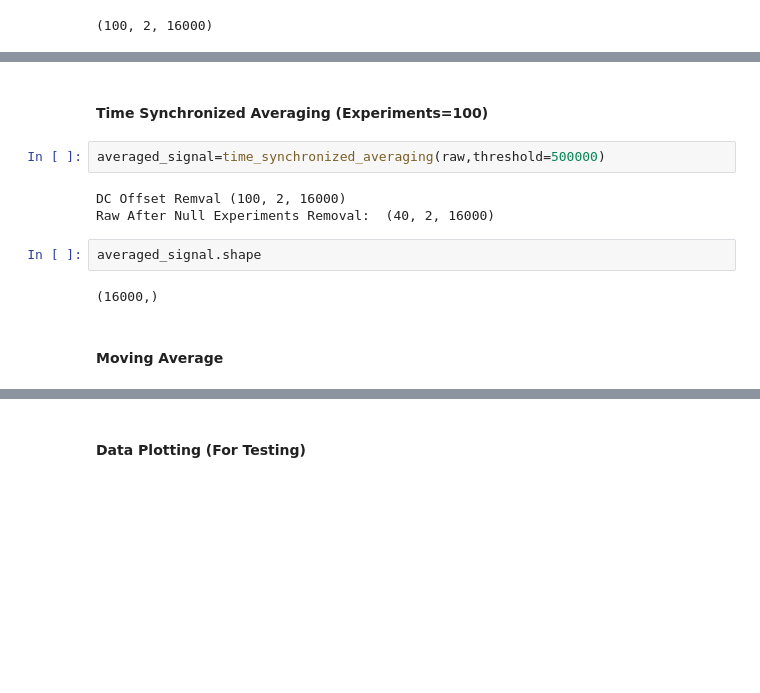
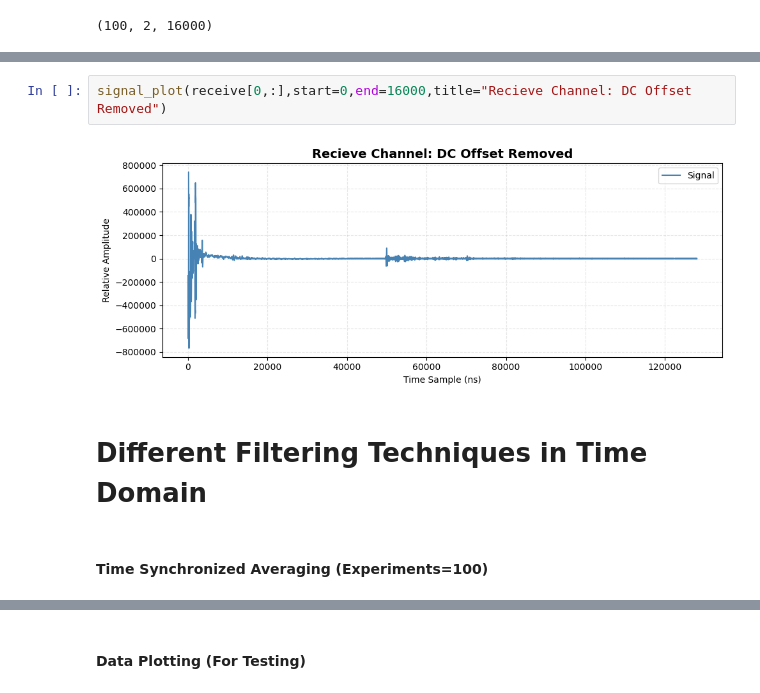
Before and after one commit to madhviasthana/Bio-Medical-Signal-Processing, a Jupyter notebook: codebase/main.ipynb, the cells around one changed output, grey strips where cells are left out. Saved outputs shown, nothing was run; the diff lists cells and outputs as text; blank space fills up the shorter version.

Commit message:
Filtering Techniques added

```diff
--- a/codebase/main.ipynb
+++ b/codebase/main.ipynb
@@ -43,13 +53,8 @@ plt.plot(np.arange(0,16000),raw[0,1,:])
+# %%
+signal_plot(receive[0,:],start=0,end=16000,title="Recieve Channel: DC Offset Removed")
+# %% [output]
+[figure, added]
+# %% [markdown]
+# Different Filtering Techniques in Time Domain
 # %% [markdown]
 #### Time Synchronized Averaging (Experiments=100)
-# %%
-averaged_signal=time_synchronized_averaging(raw,threshold=500000)
-# %% [output]
-DC Offset Remval (100, 2, 16000)
-Raw After Null Experiments Removal:  (40, 2, 16000)
-# %%
-averaged_signal.shape
-# %% [output]
-(16000,)
-# %% [markdown]
-#### Moving Average
```
Also changed, not shown: parts of 68 cells of this notebook, 9 other files.
